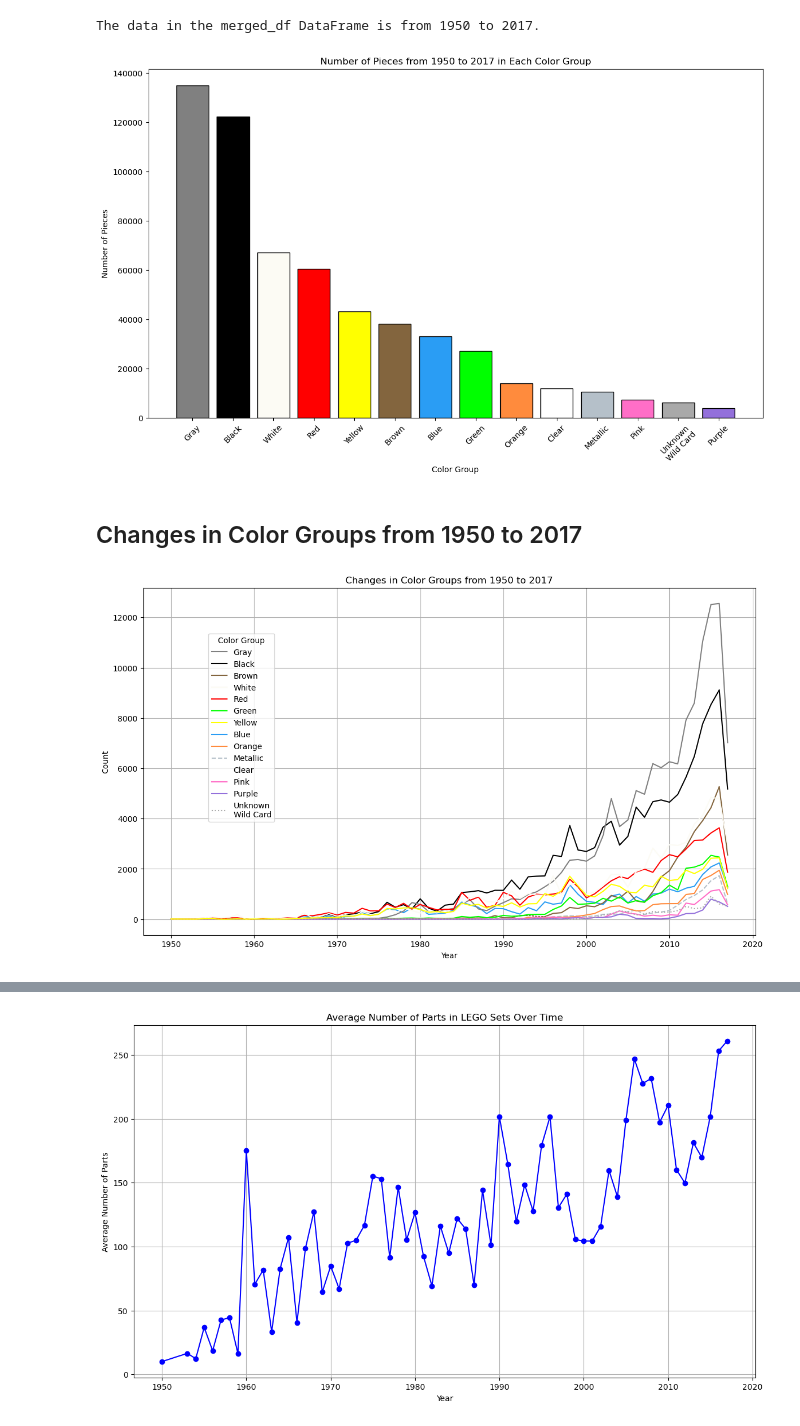
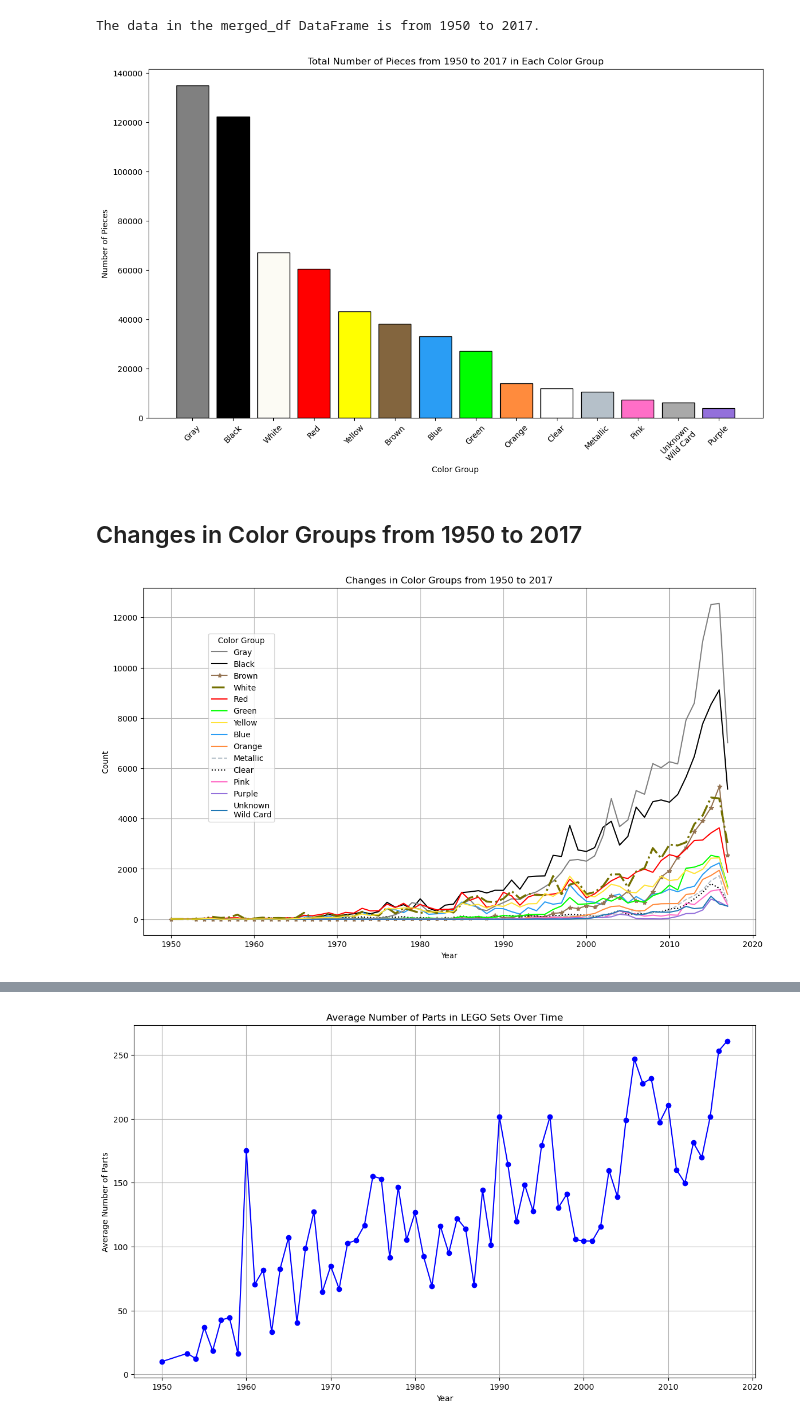
Before and after one commit to AmandaBoyers/analysis-legos-colors, a Jupyter notebook: 1 LEGO_Datasets.ipynb, the cells around one changed output, grey strips where cells are left out. Saved outputs shown, nothing was run; the diff lists cells and outputs as text; code cells hidden in the pictures.

Commit message:
Adding details to changes in color over time

```diff
--- a/1 LEGO_Datasets.ipynb
+++ b/1 LEGO_Datasets.ipynb
@@ -349,0 +291,20 @@ Number of pieces that are translucent: 28
+# %%
+# Add a boolean column named Glitter to the colors DataFrame
+colors['glitter'] = colors['name'].str.contains('glitter', case=False, na=False)
+# Count the number of rows that contain True for the column Glitter
+num_glitter_true = colors['glitter'].sum()
+
+
+# Add a boolean column named Glow to the colors DataFrame
+colors['glow'] = colors['name'].str.contains('glow', case=False, na=False)
+# Count the number of rows that contain True for the column Glitter
+num_glow_true = colors['glow'].sum()
+
+# Count the number of rows that contain True for the column is_trans
+num_is_trans_true = colors['is_trans'].sum()
+
+# Display the counts
+print(f"The number of rows in the color (index) df that contain:")
+print(f"True for the column 'glitter': {num_glitter_true}.")
+print(f"True for the column 'glow': {num_glow_true}.")
+print(f"True for the column 'is_trans': {num_is_trans_true}.")
@@ -423,45 +389,68 @@ bars = plt.bar(color_group_counts.index, color_group_counts.values, color=[color
 # Add labels and title
 plt.xlabel('Color Group')
 plt.ylabel('Number of Pieces')
-plt.title('Number of Pieces from 1950 to 2017 in Each Color Group')
+plt.title('Total Number of Pieces from 1950 to 2017 in Each Color Group')
 plt.xticks(rotation=45)
 
 # Show the bar chart
 plt.show()
 # %% [output]
-[figure, old version]
+[figure, new version]
 # %% [markdown]
 ## Changes in Color Groups from 1950 to 2017
 # %%
 # Group the data by year and color group, and count the occurrences
 color_group_counts = merged_df.groupby(['year', 'color_group']).size().unstack(fill_value=0)
+
+# Define the color mapping for the LINES
+color_mapping_lines = {
+
+    'Red': '#FF0000',
+    'Green': '#00FF00',
+    'Blue': '#2A9DF4',
+    'Purple': '#9370DB',
+    'Yellow': '#FFE338',
+    'Orange': '#FF8B3D',
+    'Pink': '#FF6EC7',
+    'Black': '#000000',
+    'Brown': '#947352',
+    'Gray': '#808080',
+    'White': '#737000',
+    'Clear': '#000000',
+    'Metallic': '#B5C0C9',
+    'Unknown Wild Card': '#C0DFD3'
+}
 
 # Define the desired order of color groups in the legend
 legend_order = ['Gray', 'Black', 'Brown', 'White', 'Red', 'Green', 'Yellow', 'Blue', 'Orange', 'Metallic', 'Clear', 'Pink', 'Purple', 'Unknown\nWild Card']
 
 # Initialize the lines dictionary
 lines = {}
 
-# Plot the data
+# Plot the datagit commit -m "Update 1_LEGO_Datasets.ipynb with color group changes and bar chart"
 plt.figure(figsize=(14, 8))
 for color_group in color_group_counts.columns:
     if color_group == 'Metallic':
-        line, = plt.plot(color_group_counts.index, color_group_counts[color_group], label=color_group, color=color_mapping.get(color_group, '#A9A9A9'), linestyle='--')
-    elif color_group in ['Unknown\nWild Card', 'Clear']:
-        line, = plt.plot(color_group_counts.index, color_group_counts[color_group], label=color_group, color=color_mapping.get(color_group, '#A9A9A9'), linestyle=':')
+        line, = plt.plot(color_group_counts.index, color_group_counts[color_group], label=color_group, color=color_mapping_lines.get(color_group), linestyle='--')
+    elif color_group == 'White':
+        line, = plt.plot(color_group_counts.index, color_group_counts[color_group], label=color_group, color=color_mapping_lines.get(color_group), linestyle='-.', linewidth=2.5)
+    elif color_group == 'Clear':
+        line, = plt.plot(color_group_counts.index, color_group_counts[color_group], label=color_group, color=color_mapping_lines.get(color_group), linestyle=':')
+    elif color_group == 'Brown':
+        line, = plt.plot(color_group_counts.index, color_group_counts[color_group], label=color_group, color=color_mapping_lines.get(color_group), marker='*', linestyle="-")
     else:
-        line, = plt.plot(color_group_counts.index, color_group_counts[color_group], label=color_group, color=color_mapping.get(color_group, '#A9A9A9'))
+        line, = plt.plot(color_group_counts.index, color_group_counts[color_group], label=color_group, color=color_mapping_lines.get(color_group))
     lines[color_group] = line
 
 # Create a custom legend with the desired order
 handles = [lines[color_group] for color_group in legend_order if color_group in lines]
 labels = [color_group for color_group in legend_order if color_group in lines]
 plt.legend(handles, labels, title='Color Group', bbox_to_anchor=(0.1, .88), loc='upper left')
 
 plt.title('Changes in Color Groups from 1950 to 2017')
 plt.xlabel('Year')
 plt.ylabel('Count')
 plt.grid(True)
 plt.show()
 # %% [output]
-[figure, old version]
+[figure, new version]
```
Also changed, not shown: parts of 21 cells of this notebook.
